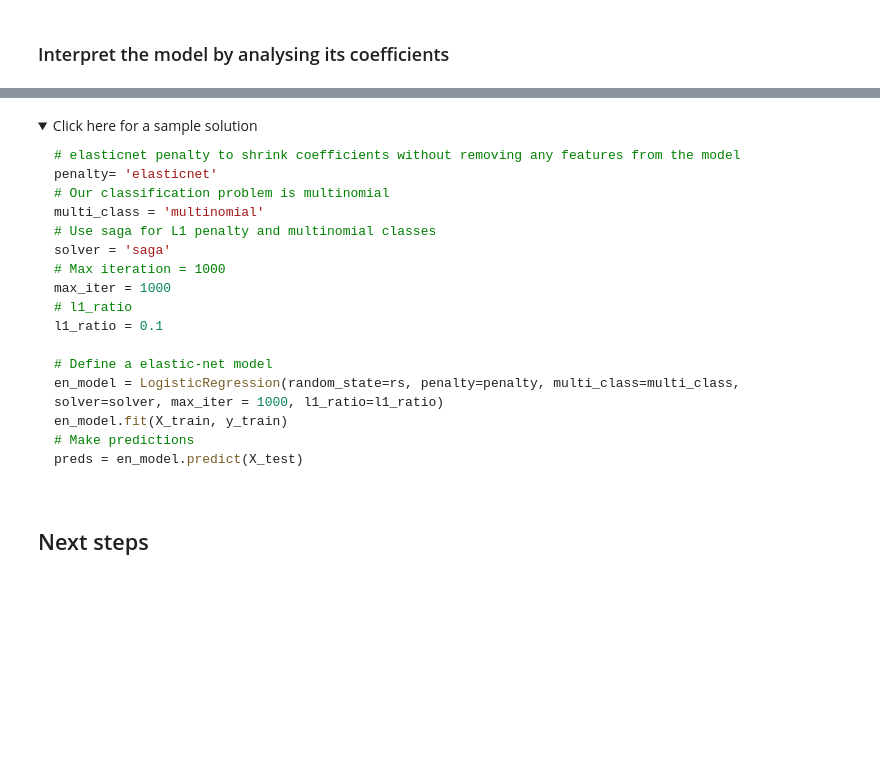
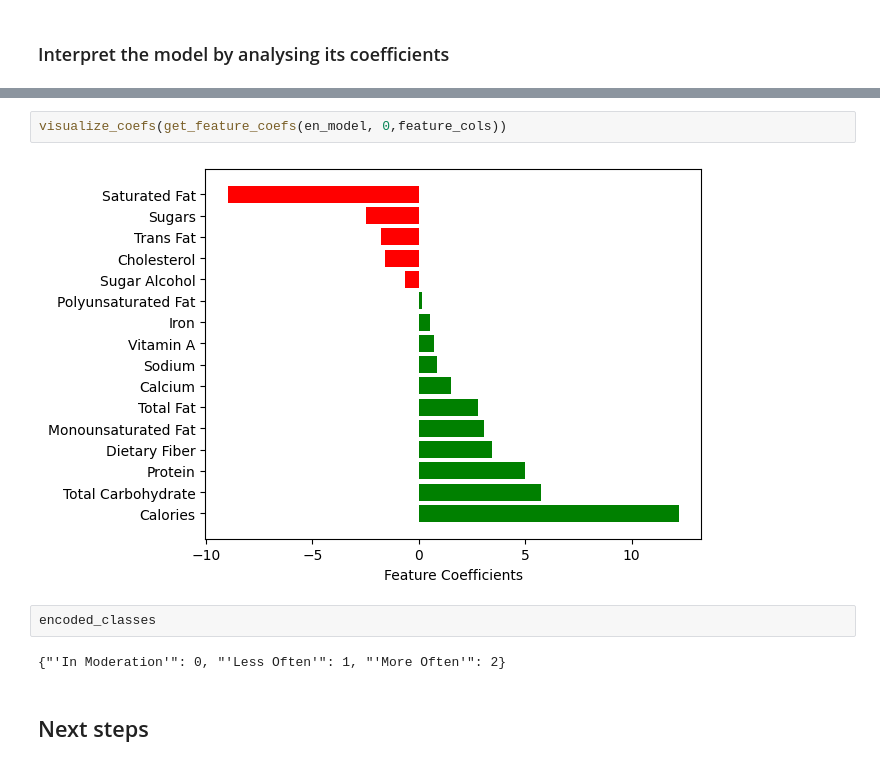
Before and after one commit to MassGH2023/Supervised-Machine-Learning-Classification, a Jupyter notebook: Logistic Regression/lab_jupyter_logistic_regression_v2.ipynb, the cells around one changed output, grey strips where cells are left out. Saved outputs shown, nothing was run; the diff lists cells and outputs as text; folded sections open; blank space fills up the shorter version.

````diff
--- a/Logistic Regression/lab_jupyter_logistic_regression_v2.ipynb
+++ b/Logistic Regression/lab_jupyter_logistic_regression_v2.ipynb
@@ -325,26 +584,11 @@ Now, it's your turn to walk through the end-to-end process of defining, building
-# %% [markdown]
-<details><summary>Click here for a sample solution</summary>
-
-```python
-# elasticnet penalty to shrink coefficients without removing any features from the model
-penalty= 'elasticnet'
-# Our classification problem is multinomial
-multi_class = 'multinomial'
-# Use saga for L1 penalty and multinomial classes
-solver = 'saga'
-# Max iteration = 1000
-max_iter = 1000
-# l1_ratio
-l1_ratio = 0.1
-
-# Define a elastic-net model
-en_model = LogisticRegression(random_state=rs, penalty=penalty, multi_class=multi_class, solver=solver, max_iter = 1000, l1_ratio=l1_ratio)
-en_model.fit(X_train, y_train)
-# Make predictions
-preds = en_model.predict(X_test)
-```
-
-</details>
+# %%
+visualize_coefs(get_feature_coefs(en_model, 0,feature_cols))
+# %% [output]
+[figure, added]
+# %%
+encoded_classes
+# %% [output]
+{"'In Moderation'": 0, "'Less Often'": 1, "'More Often'": 2}
 # %% [markdown]
 ## Next steps
 # %% [markdown]
````
Also changed, not shown: parts of 43 cells of this notebook.
